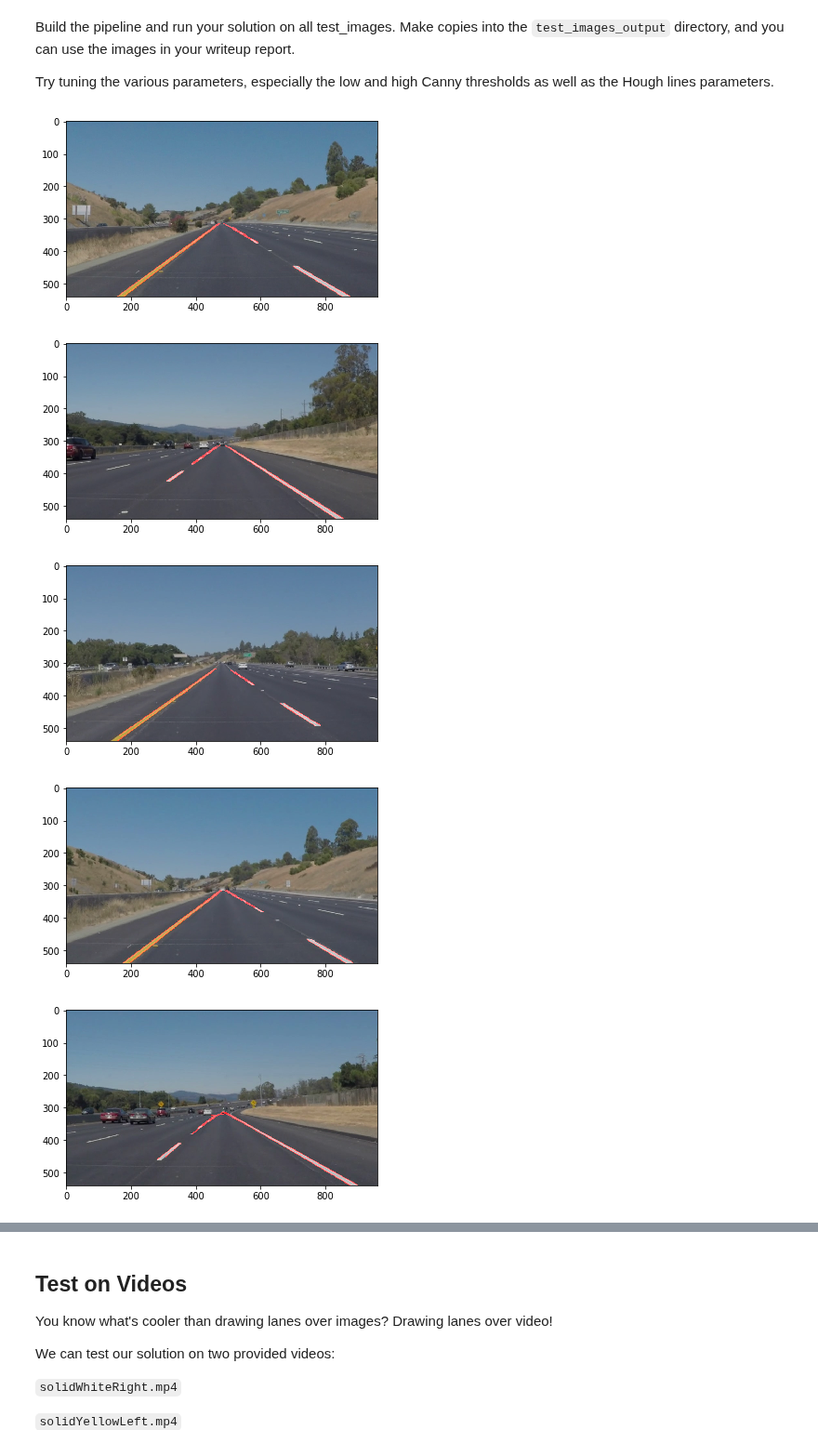
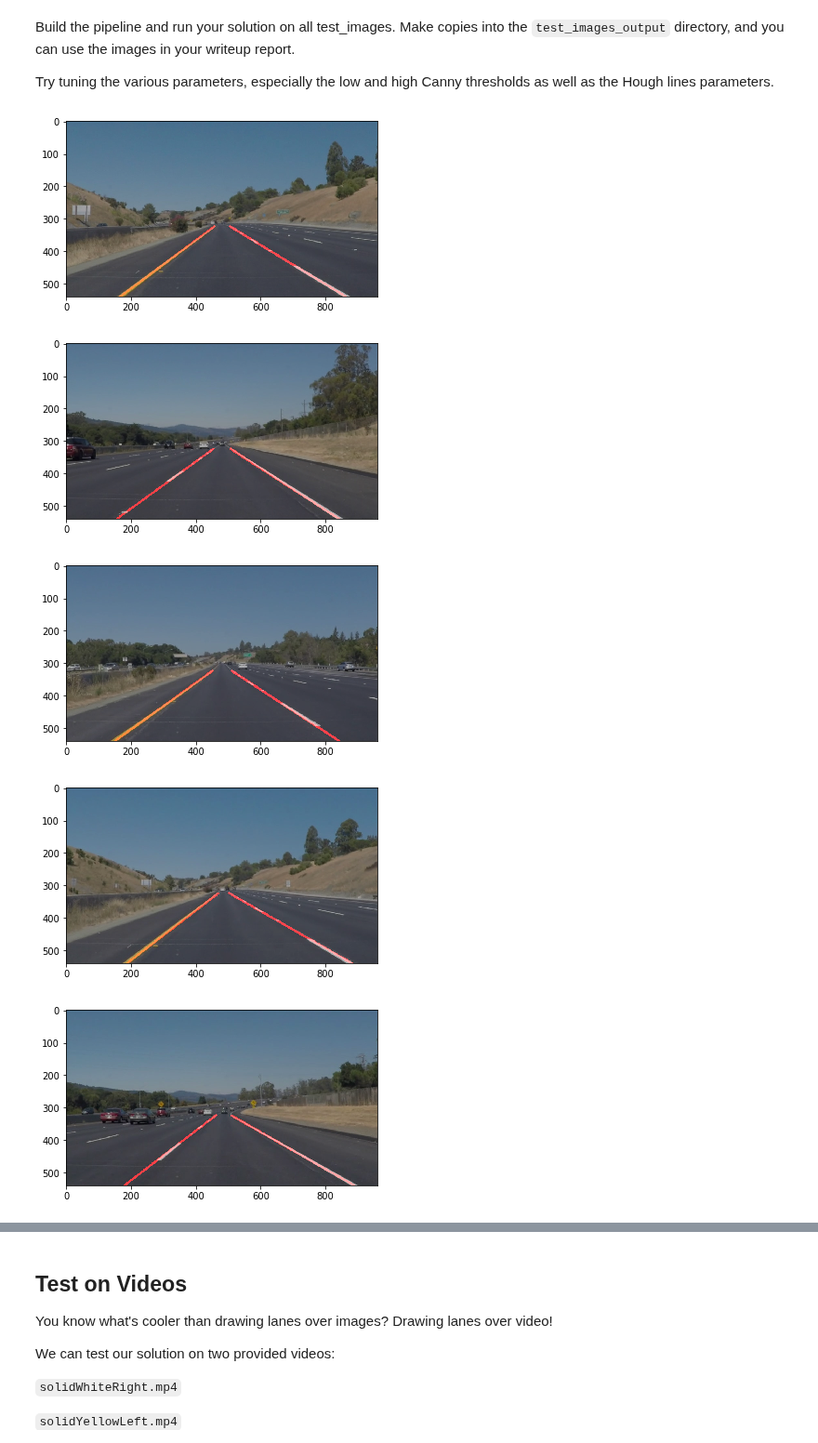
Before and after one commit to Kastouri/FindingLaneLines, a Jupyter notebook: P1_finding_lane_lines.ipynb, the cells around one changed output, grey strips where cells are left out. Shown at 93% size. Cells and saved outputs as stored; diff of their text form; code cells hidden in the pictures.

Commit message:
lane line detection working on test images

```diff
--- a/P1_finding_lane_lines.ipynb
+++ b/P1_finding_lane_lines.ipynb
@@ -61,7 +61,7 @@ def region_of_interest(img, vertices):
     return masked_image
 
 
-def draw_lines(img, lines, color=[255, 0, 0], thickness=2):
+def draw_lines(img, lines, color=[255, 0, 0], thickness=5):
     """
     NOTE: this is the function you might want to use as a starting point once you want to
     average/extrapolate the line segments you detect to map out the full
@@ -112,18 +112,34 @@ def draw_lines(img, lines, color=[255, 0, 0], thickness=2):
                 left_y_pos_sum = left_y_pos_sum + (y1 + y2) / 2
     # calculate average slope for the right an left lane
     right_slope_av = right_slope_sum / num_seg_right
-    left_sope_av = left_slope_sum / num_seg_left
+    left_slope_av = left_slope_sum / num_seg_left
     # calculate postion average
     right_x_pos_av = right_x_pos_sum / num_seg_right
     right_y_pos_av = right_y_pos_sum / num_seg_right
     left_x_pos_av = left_x_pos_sum / num_seg_left
-    left_y_pos_sum = left_y_pos_sum / num_seg_left
+    left_y_pos_av = left_y_pos_sum / num_seg_left
     # determine b in y = a . x + b
-    # determine b
+    b_right = right_y_pos_av - right_slope_av * right_x_pos_av
+    b_left = left_y_pos_av - left_slope_av * left_x_pos_av
+    # determine the start and end point of the segment
+    start_left_y = img.shape[0]
+    start_left_x = (start_left_y - b_left) / left_slope_av
+    end_left_y = img.shape[0] * 0.6
+    end_left_x = (end_left_y - b_left) / left_slope_av
+
+    start_right_y = img.shape[0]
+    start_right_x = (start_right_y - b_right) / right_slope_av
+    end_right_y = img.shape[0] * 0.6
+    end_right_x = (end_right_y - b_right) / right_slope_av
     # draw right lane
+    cv2.line(img, (int(round(start_right_x)), int(round(start_right_y))),
+                   (int(round(end_right_x)), int(round(end_right_y))), color, thickness)
     # draw left lane
+    cv2.line(img, (int(round(start_left_x)), int(round(start_left_y))),
+                   (int(round(end_left_x)), int(round(end_left_y))), color, thickness)
 
-def draw_line_segments(img, lines, color=[255, 0, 0], thickness=2):
+
+def draw_line_segments(img, lines, color=[255, 0, 0], thickness=5):
     """
     This function draws `lines` with `color` and `thickness`.
     Lines are drawn on the image inplace (mutates the image).
@@ -143,12 +159,12 @@ def hough_lines(img, rho, theta, threshold, min_line_len, max_line_gap):
     """
     lines = cv2.HoughLinesP(img, rho, theta, threshold, np.array([]), minLineLength=min_line_len, maxLineGap=max_line_gap)
     line_img = np.zeros((img.shape[0], img.shape[1], 3), dtype=np.uint8)
-    draw_line_segments(line_img, lines)
+    draw_lines(line_img, lines)
     return line_img
 
 # Python 3 has support for cool math symbols.
 
-def weighted_img(img, initial_img, α=0.8, β=1., γ=0.):
+def weighted_img(img, initial_img, α=0.7, β=1., γ=0.):
     """
     `img` is the output of the hough_lines(), An image with lines drawn on it.
     Should be a blank image (all black) with lines drawn on it.
@@ -178,30 +194,30 @@ Try tuning the various parameters, especially the low and high Canny thresholds
 # %%
 # TODO: Build your pipeline that will draw lane lines on the test_images
 i = 0
 for image_name in images_list:
     # read and grayscale the image
     image = mpimg.imread('test_images/' + image_name)
     imshape = image.shape  # get the image shape
     gray = cv2.cvtColor(image, cv2.COLOR_RGB2GRAY)
     # apply Gaussian smoothing
     blur_gray = gaussian_blur(gray, kernel_size=5)
     # apply Canny Edge Detection
     edges = canny(blur_gray, low_threshold=50, high_threshold=150)
     # mask the region we are not intersted in
-    vertices = np.array([[(imshape[1] * 0,imshape[0]),(imshape[1]*0.49, imshape[0]*0.58), (imshape[1]* 0.51, imshape[0]* 0.58), (imshape[1] * 1,imshape[0])]], dtype=np.int32)
+    vertices = np.array([[(imshape[1] * 0,imshape[0]),(imshape[1]*0.46, imshape[0]*0.6), (imshape[1]* 0.54, imshape[0]* 0.6), (imshape[1] * 1,imshape[0])]], dtype=np.int32)
     masked_edges = region_of_interest(edges, vertices=vertices)
     # apply Hough to find lines in the detected edges
     line_img = hough_lines(masked_edges, rho=2, theta=np.pi/180, threshold=15, min_line_len=40, max_line_gap=20)
     # add the detected lines to the original image
     image_with_lines = weighted_img(line_img, initial_img=image)
     plt.figure(i)
     i = i + 1
     plt.imshow(image_with_lines)
     # save to the test_images_output directory
     mpimg.imsave('test_images_output/' + image_name , image_with_lines)
 # %% [output]
-[figure, old version]
+[figure, new version]
-[figure, old version]
+[figure, new version]
-[figure, old version]
+[figure, new version]
-[figure, old version]
+[figure, new version]
-[figure, old version]
+[figure, new version]
```
Also changed, not shown: parts of 1 cell of this notebook.
